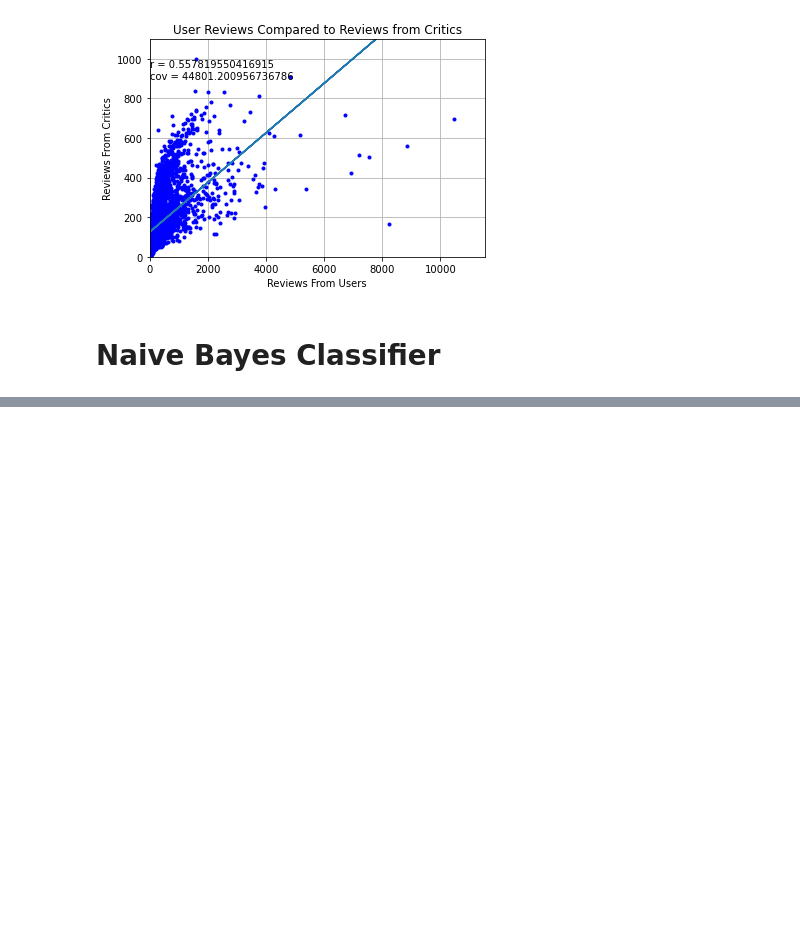
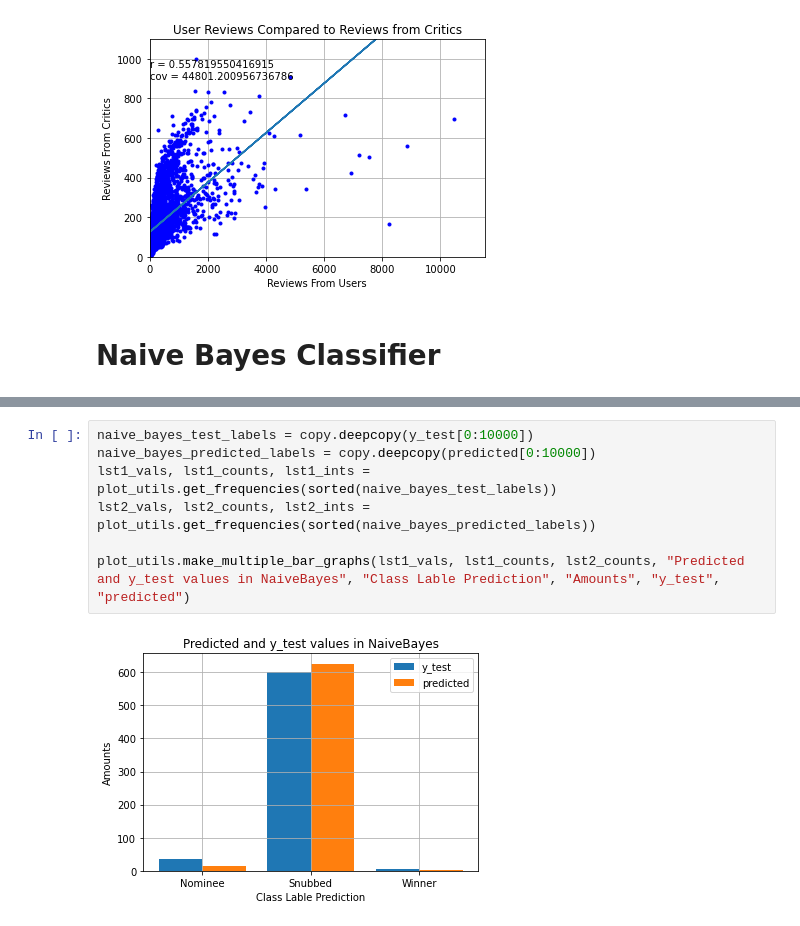
Before and after one commit to hannahnvc/CPSC322-Final-Project, a Jupyter notebook: Final_Movie_Project.ipynb, the cells around one changed output, grey strips where cells are left out. Drawn from its saved outputs; the diff is of its cells as text; blank space fills up the shorter version.

```diff
--- a/Final_Movie_Project.ipynb
+++ b/Final_Movie_Project.ipynb
@@ -282,0 +291,9 @@ plot_utils.make_pie_chart_with_comp(nb_predicted_names, nb_predicted_freqs, "Pre
+# %%
+naive_bayes_test_labels = copy.deepcopy(y_test[0:10000])
+naive_bayes_predicted_labels = copy.deepcopy(predicted[0:10000])
+lst1_vals, lst1_counts, lst1_ints = plot_utils.get_frequencies(sorted(naive_bayes_test_labels))
+lst2_vals, lst2_counts, lst2_ints = plot_utils.get_frequencies(sorted(naive_bayes_predicted_labels))
+
+plot_utils.make_multiple_bar_graphs(lst1_vals, lst1_counts, lst2_counts, "Predicted and y_test values in NaiveBayes", "Class Lable Prediction", "Amounts", "y_test", "predicted")
+# %% [output]
+[figure, added]
```
Also changed, not shown: parts of 5 cells of this notebook, 2 other files.
